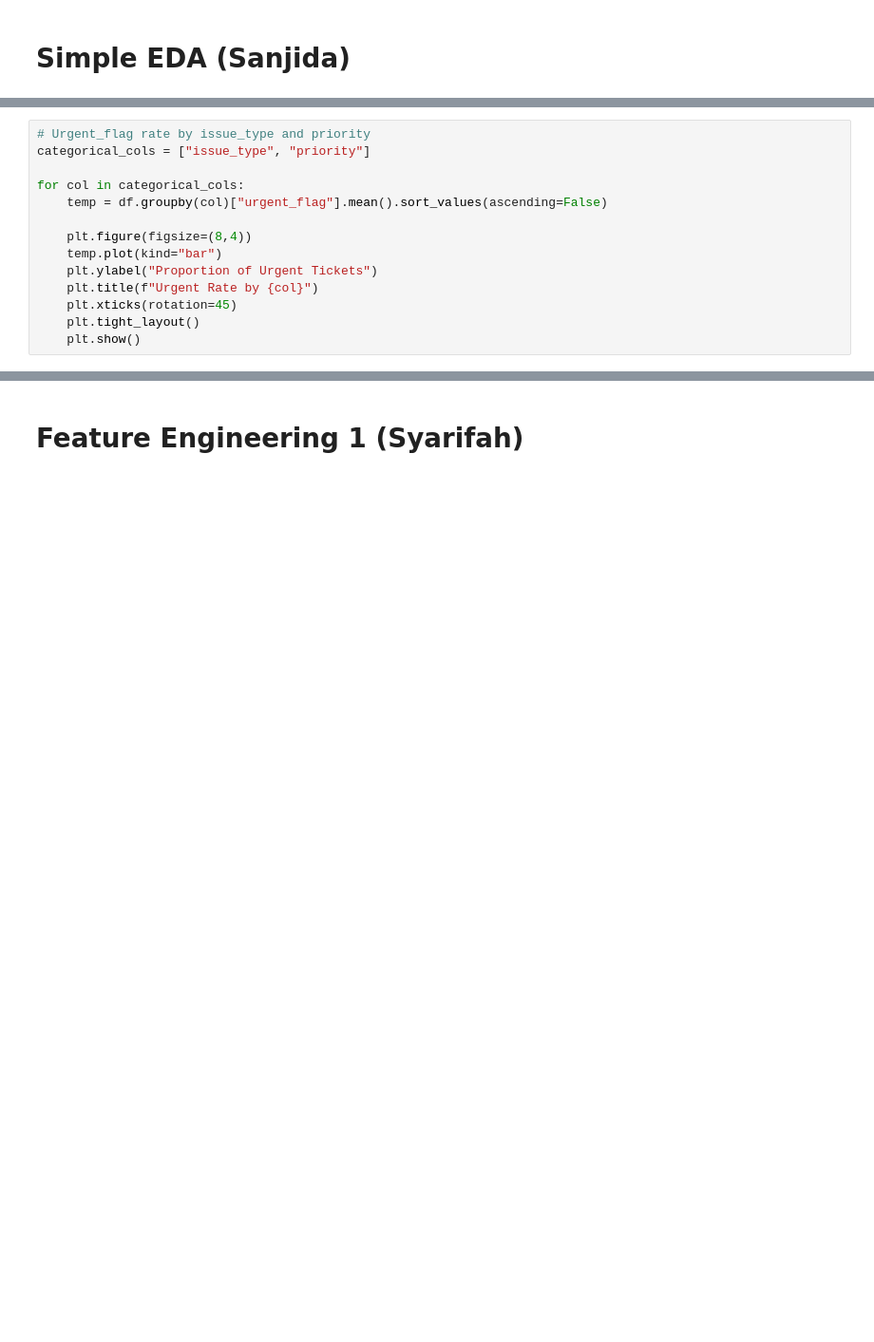
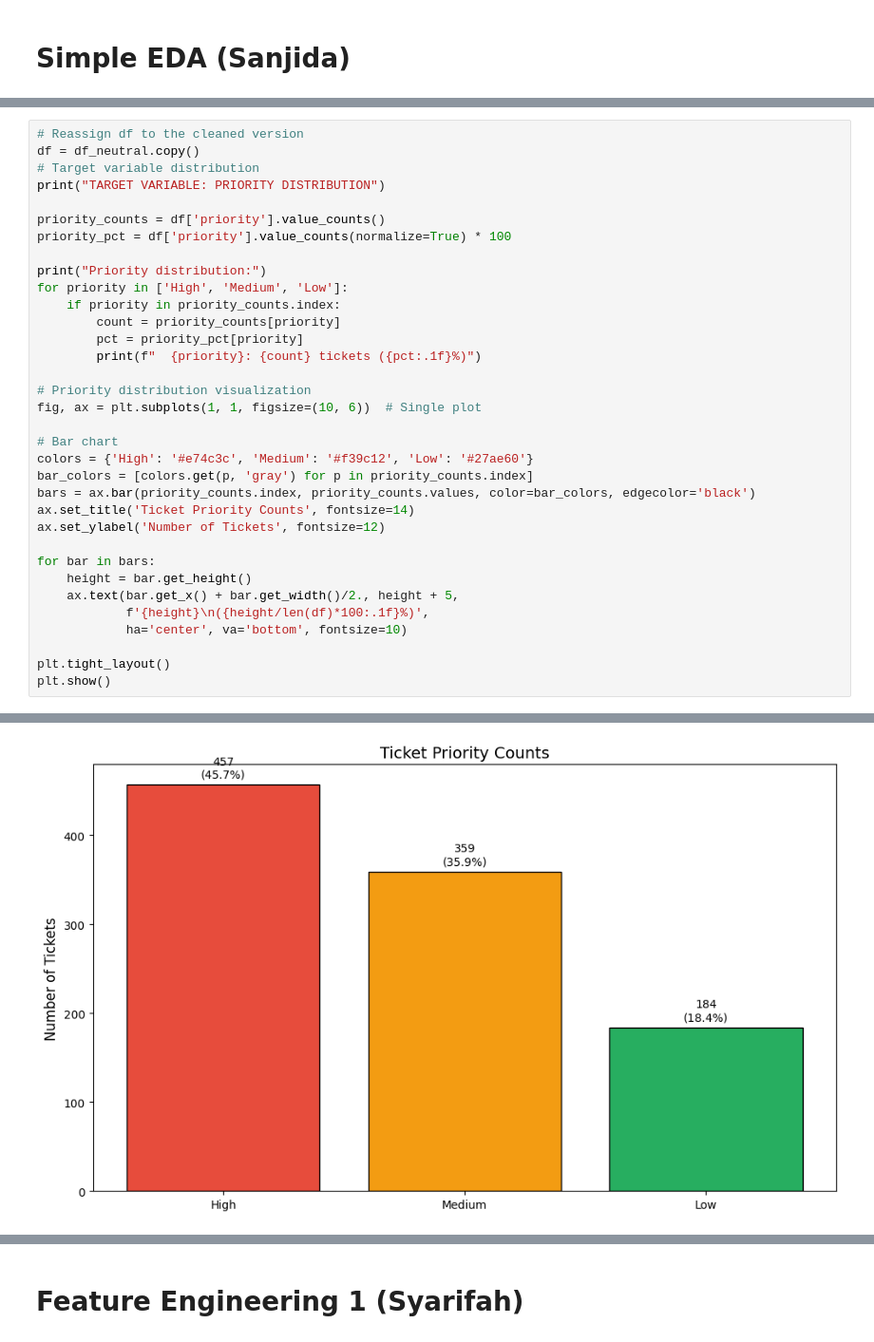
Before and after one commit to Bushraaaaaaaa/WIE3007-DMW-GroupAssignment, a Jupyter notebook: DMW_GroupProject.ipynb, the cells around one changed output, grey strips where cells are left out. Shown at 95% size. Cells and saved outputs as stored; diff of their text form; blank space fills up the shorter version.

```diff
--- a/DMW_GroupProject.ipynb
+++ b/DMW_GroupProject.ipynb
@@ -317,14 +624,0 @@ plt.show()
-# %%
-# Urgent_flag rate by issue_type and priority
-categorical_cols = ["issue_type", "priority"]
-
-for col in categorical_cols:
-    temp = df.groupby(col)["urgent_flag"].mean().sort_values(ascending=False)
-
-    plt.figure(figsize=(8,4))
-    temp.plot(kind="bar")
-    plt.ylabel("Proportion of Urgent Tickets")
-    plt.title(f"Urgent Rate by {col}")
-    plt.xticks(rotation=45)
-    plt.tight_layout()
-    plt.show()
@@ -362,0 +789,35 @@ The urgent_flag primarily depends on linguistic patterns in the ticket_text colu
+# %%
+# Reassign df to the cleaned version
+df = df_neutral.copy()
+# Target variable distribution
+print("TARGET VARIABLE: PRIORITY DISTRIBUTION")
+
+priority_counts = df['priority'].value_counts()
+priority_pct = df['priority'].value_counts(normalize=True) * 100
+
+print("Priority distribution:")
+for priority in ['High', 'Medium', 'Low']:
+    if priority in priority_counts.index:
+        count = priority_counts[priority]
+        pct = priority_pct[priority]
+        print(f"  {priority}: {count} tickets ({pct:.1f}%)")
+
+# Priority distribution visualization
+fig, ax = plt.subplots(1, 1, figsize=(10, 6))  # Single plot
+
+# Bar chart
+colors = {'High': '#e74c3c', 'Medium': '#f39c12', 'Low': '#27ae60'}
+bar_colors = [colors.get(p, 'gray') for p in priority_counts.index]
+bars = ax.bar(priority_counts.index, priority_counts.values, color=bar_colors, edgecolor='black')
+ax.set_title('Ticket Priority Counts', fontsize=14)
+ax.set_ylabel('Number of Tickets', fontsize=12)
+
+for bar in bars:
+    height = bar.get_height()
+    ax.text(bar.get_x() + bar.get_width()/2., height + 5,
+            f'{height}\n({height/len(df)*100:.1f}%)',
+            ha='center', va='bottom', fontsize=10)
+
+plt.tight_layout()
+plt.show()
+# %% [output]
@@ -362,0 +829 @@ The urgent_flag primarily depends on linguistic patterns in the ticket_text colu
+[figure, added]
```
Also changed, not shown: parts of 100 cells of this notebook.
